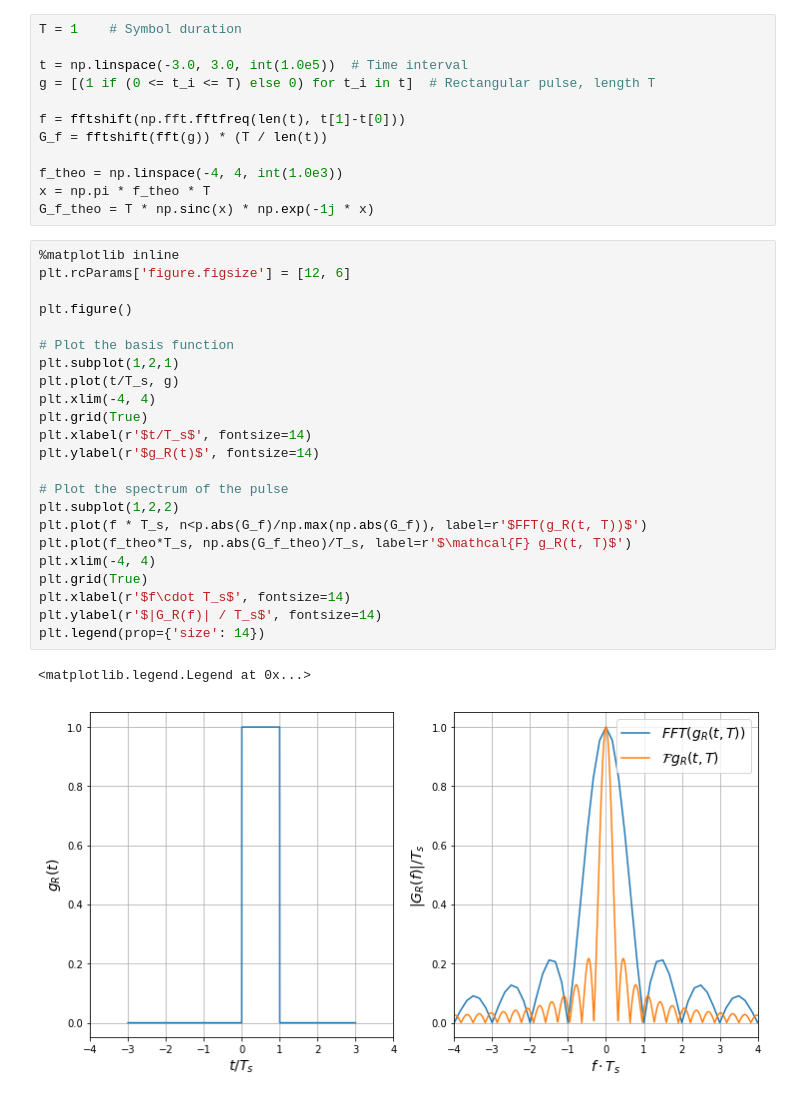
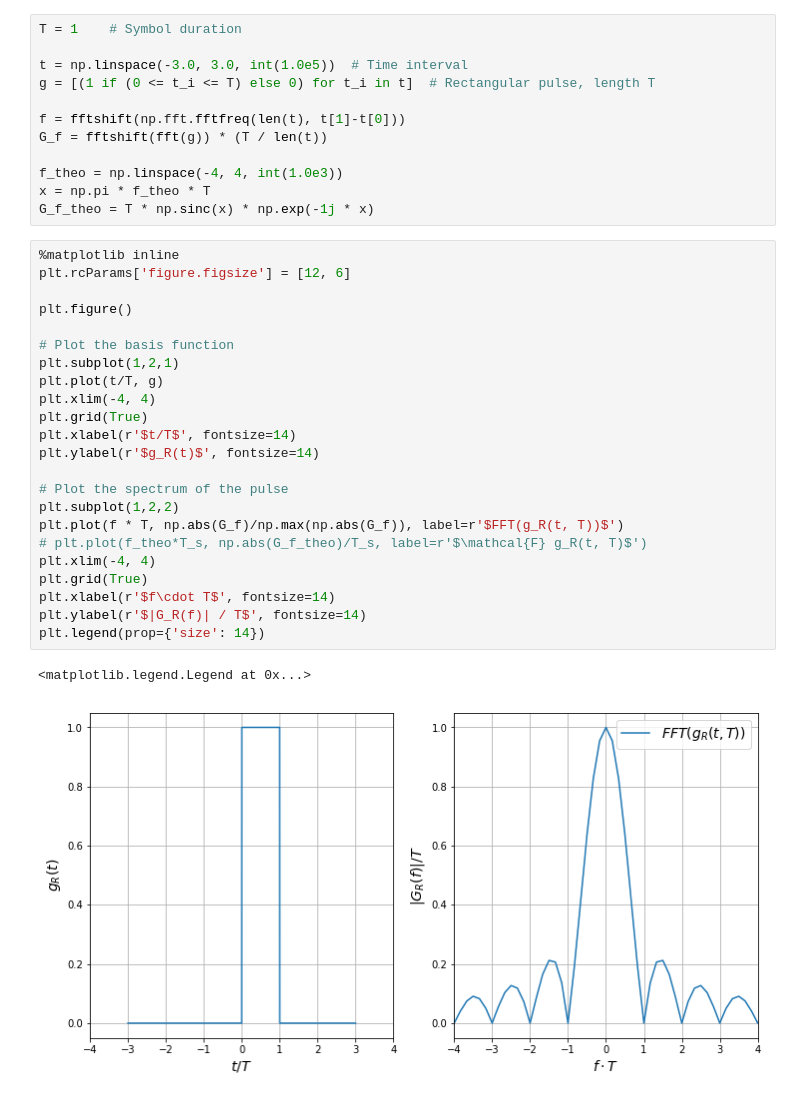
Before and after one commit to johangutihaz/eitn75, a Jupyter notebook: 20_bpsk.ipynb, the cells around one changed output. Drawn from its saved outputs; the diff is of its cells as text.

```diff
--- a/20_bpsk.ipynb
+++ b/20_bpsk.ipynb
@@ -118,26 +123,26 @@ G_f_theo = T * np.sinc(x) * np.exp(-1j * x)
 # %%
 %matplotlib inline
 plt.rcParams['figure.figsize'] = [12, 6]
 
 plt.figure()
 
 # Plot the basis function
 plt.subplot(1,2,1)
-plt.plot(t/T_s, g)
+plt.plot(t/T, g)
 plt.xlim(-4, 4)
 plt.grid(True)
-plt.xlabel(r'$t/T_s$', fontsize=14)
+plt.xlabel(r'$t/T$', fontsize=14)
 plt.ylabel(r'$g_R(t)$', fontsize=14)
 
 # Plot the spectrum of the pulse
 plt.subplot(1,2,2)
-plt.plot(f * T_s, n<p.abs(G_f)/np.max(np.abs(G_f)), label=r'$FFT(g_R(t, T))$')
-plt.plot(f_theo*T_s, np.abs(G_f_theo)/T_s, label=r'$\mathcal{F} g_R(t, T)$')
+plt.plot(f * T, np.abs(G_f)/np.max(np.abs(G_f)), label=r'$FFT(g_R(t, T))$')
+# plt.plot(f_theo*T_s, np.abs(G_f_theo)/T_s, label=r'$\mathcal{F} g_R(t, T)$')
 plt.xlim(-4, 4)
 plt.grid(True)
-plt.xlabel(r'$f\cdot T_s$', fontsize=14)
-plt.ylabel(r'$|G_R(f)| / T_s$', fontsize=14)
+plt.xlabel(r'$f\cdot T$', fontsize=14)
+plt.ylabel(r'$|G_R(f)| / T$', fontsize=14)
 plt.legend(prop={'size': 14})
 # %% [output]
 <matplotlib.legend.Legend at 0x...>
-[figure, old version]
+[figure, new version]
```
Also changed, not shown: parts of 2 cells of this notebook.
